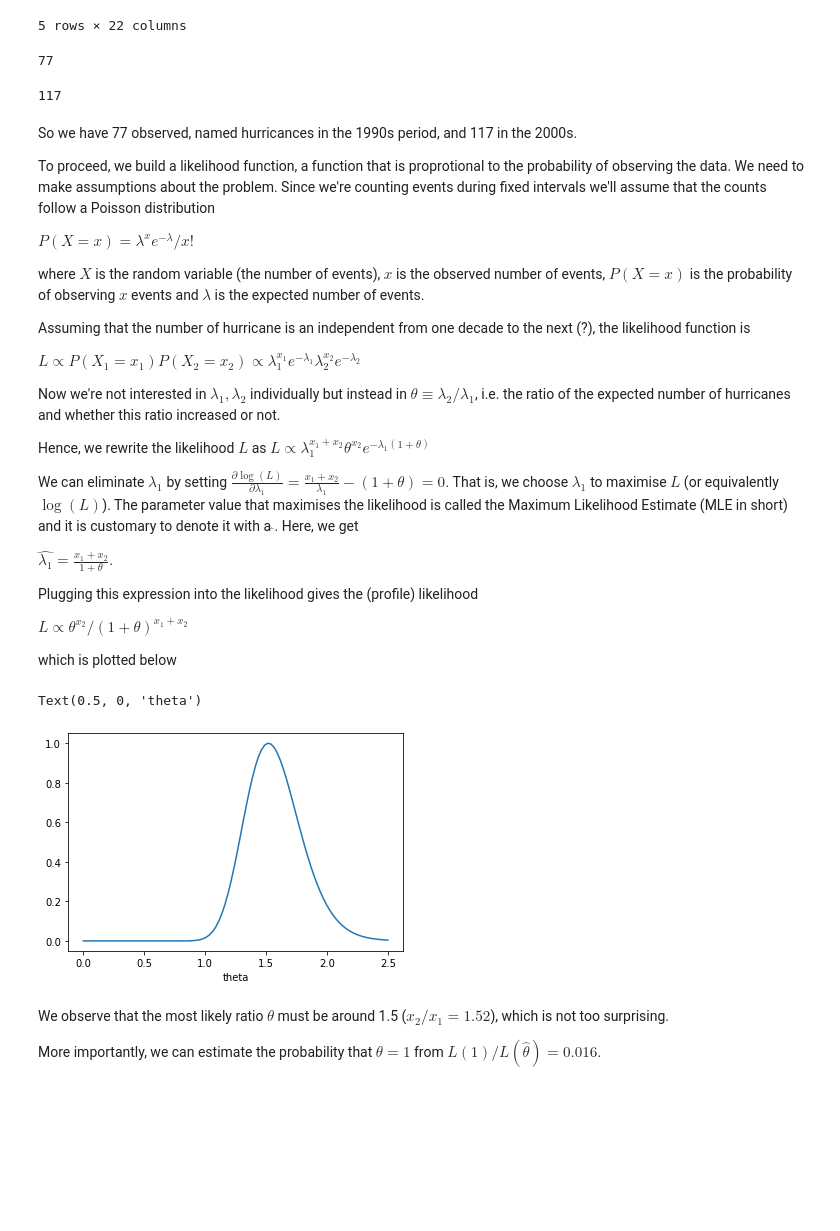
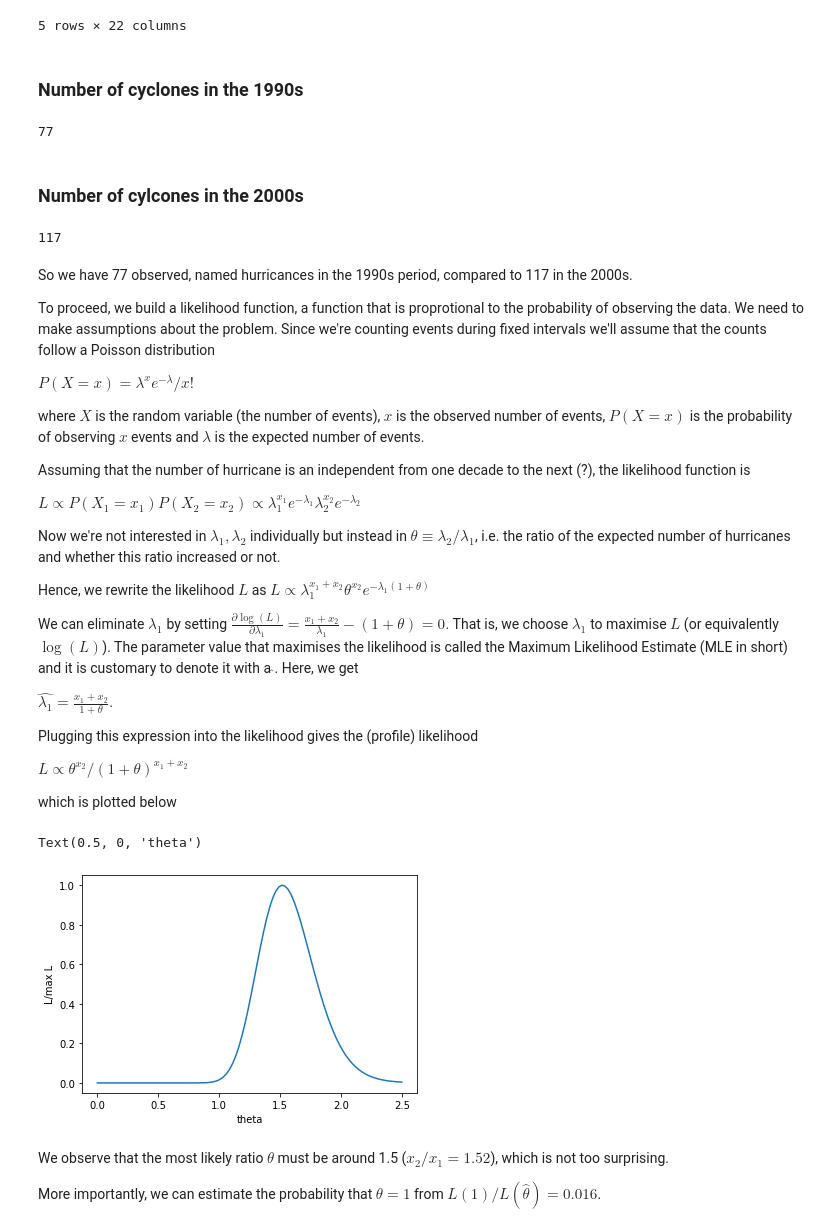
Before and after one commit to pletzer/hurricanes, a Jupyter notebook: atlantic.ipynb, the cells around one changed output. Drawn from its saved outputs; the diff is of its cells as text; code cells hidden in the pictures; blank space fills up the shorter version.

```diff
--- a/atlantic.ipynb
+++ b/atlantic.ipynb
@@ -21,4 +23,6 @@ df.head()
 | 3 | AL011851 | UNNAMED | 1851-06-25 | 1800 |  | HU | 28.1N | 96.5W | 80 | ... |
 | 4 | AL011851 | UNNAMED | 1851-06-25 | 2100 | L | HU | 28.2N | 96.8W | 80 | ... |
 5 rows × 22 columns
+# %% [markdown]
+### Number of cyclones in the 1990s
 # %%
@@ -29,6 +33,8 @@ x1 = len(df1990['Name'].unique())
 x1
 # %% [output]
 77
+# %% [markdown]
+### Number of cylcones in the 2000s
 # %%
 # count the number of named hurricanes/TCs during the 2000s
 msk = (df['Date'] >= '2000-1-1') & (df['Date'] < '2009-12-31') & (df['Name'] != '            UNNAMED')
@@ -38,7 +44,7 @@ x2
 # %% [output]
 117
 # %% [markdown]
-So we have 77 observed, named hurricances in the 1990s period, and 117 in the 2000s.
+So we have 77 observed, named hurricances in the 1990s period, compared to 117 in the 2000s.
 
 To proceed, we build a likelihood function, a function that is proprotional to the probability of observing the data. We need to make assumptions about the problem. Since we're counting events during fixed intervals we'll assume that the counts follow a Poisson distribution
 
@@ -69,17 +75,18 @@ which is plotted below
 # %%
 # plot the profile likelihood
 def Lfunc(theta):
     return theta**x2/(1 + theta)**(x1 + x2)
 
 thetas = np.linspace(0, 2.5, 100)
 Ls = Lfunc(thetas)
 maxLs = np.amax(Ls)
 fig, ax = plt.subplots()
 ax.plot(thetas, Ls/maxLs)
+ax.set_ylabel('L/max L')
 ax.set_xlabel('theta')
 # %% [output]
 Text(0.5, 0, 'theta')
-[figure, old version]
+[figure, new version]
 # %% [markdown]
 We observe that the most likely ratio $\theta$ must be around 1.5 ($x_2/x_1 = 1.52$), which is not too surprising.
 
```
Also changed, not shown: parts of 7 cells of this notebook.
